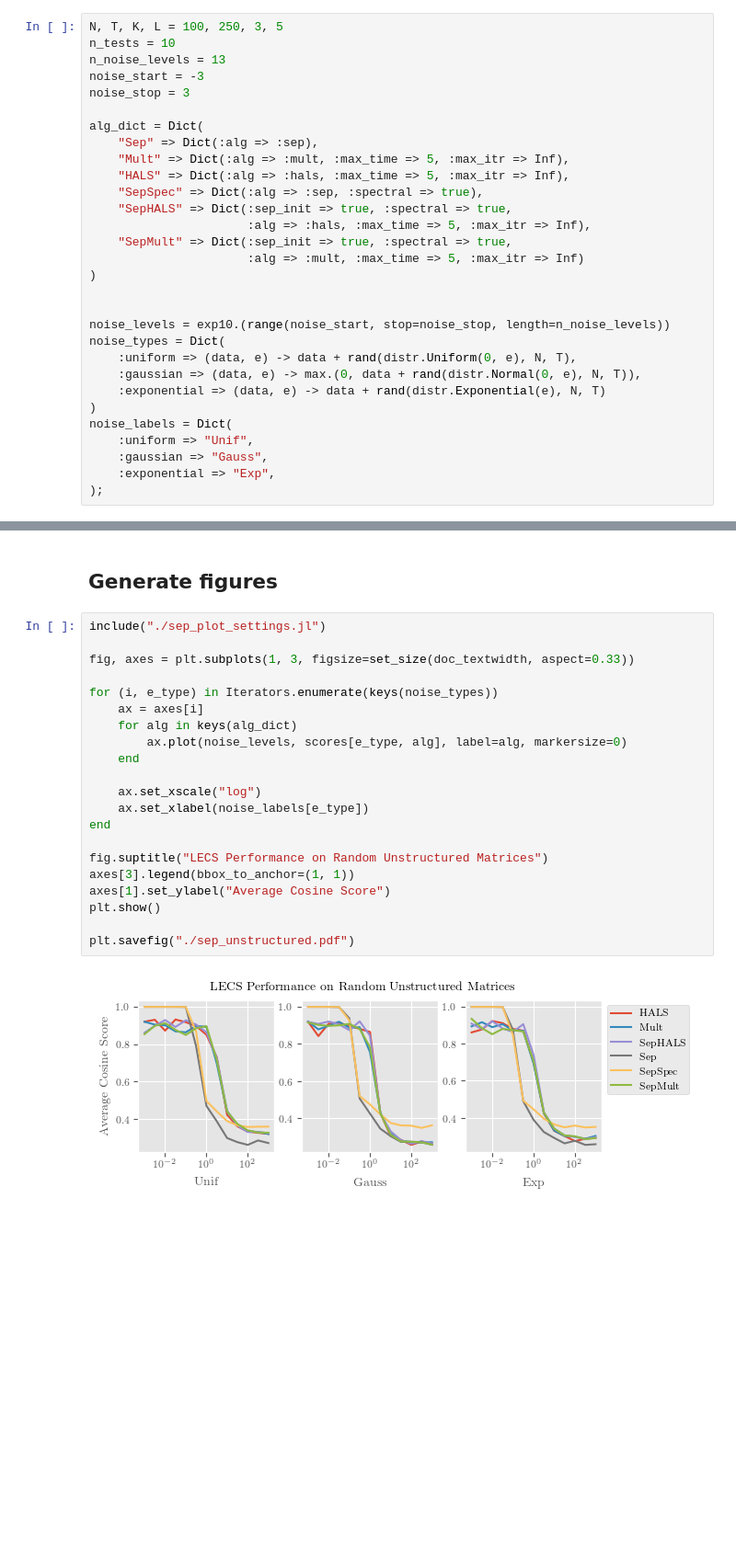
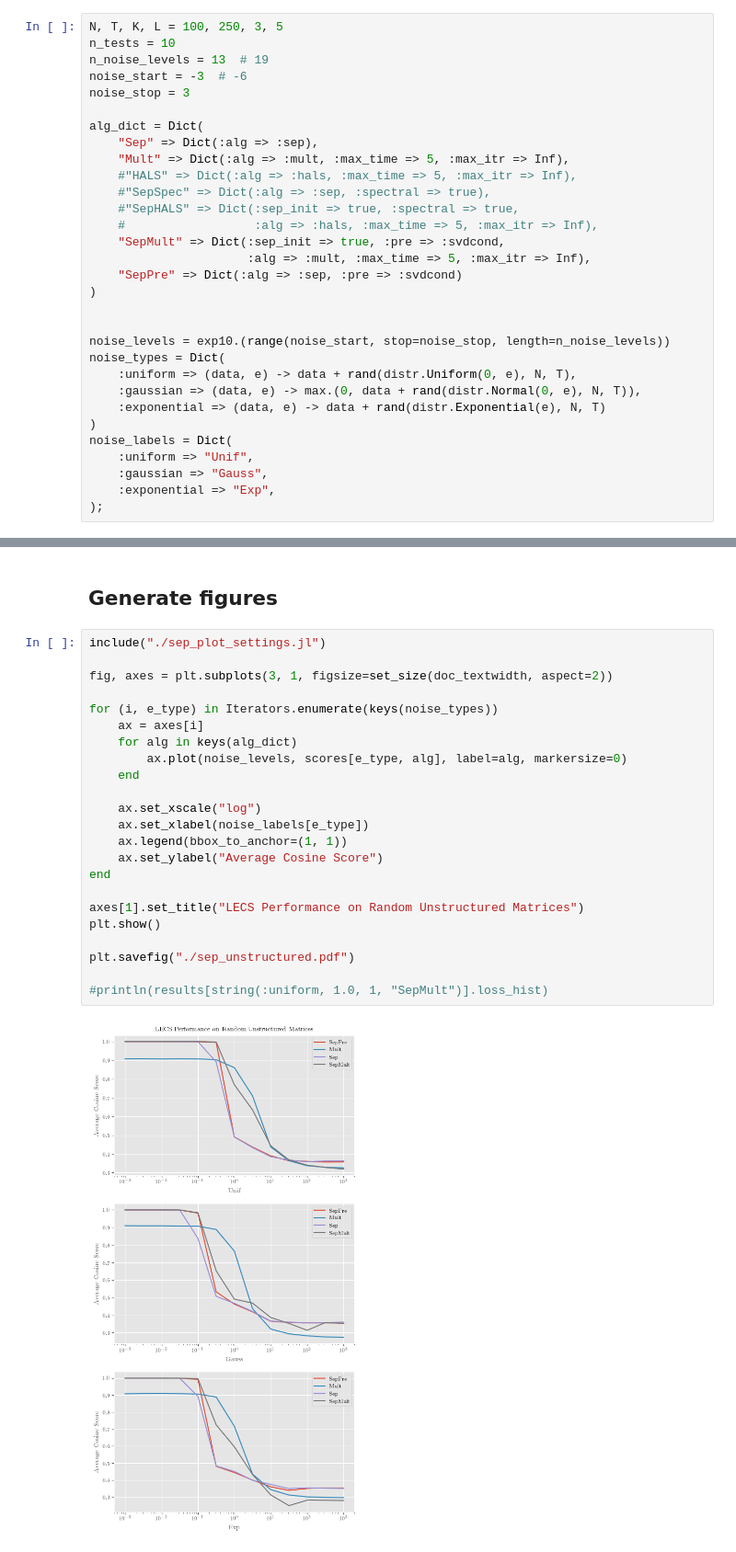
Before and after one commit to degleris1/CMF.jl, a Jupyter notebook: figures/sep_unstructured.ipynb, the cells around one changed output, grey strips where cells are left out. Shown: that part at 92% size. Saved outputs shown, nothing was run; the diff lists cells and outputs as text; blank space fills up the shorter version.

```diff
--- a/figures/sep_unstructured.ipynb
+++ b/figures/sep_unstructured.ipynb
@@ -27,19 +28,20 @@ WARNING: replacing module WAVPlay.
 # %%
 N, T, K, L = 100, 250, 3, 5
 n_tests = 10
-n_noise_levels = 13
-noise_start = -3
+n_noise_levels = 13  # 19
+noise_start = -3  # -6
 noise_stop = 3
 
 alg_dict = Dict(
     "Sep" => Dict(:alg => :sep),
     "Mult" => Dict(:alg => :mult, :max_time => 5, :max_itr => Inf),
-    "HALS" => Dict(:alg => :hals, :max_time => 5, :max_itr => Inf),
-    "SepSpec" => Dict(:alg => :sep, :spectral => true),
-    "SepHALS" => Dict(:sep_init => true, :spectral => true,
-                      :alg => :hals, :max_time => 5, :max_itr => Inf),
-    "SepMult" => Dict(:sep_init => true, :spectral => true,
-                      :alg => :mult, :max_time => 5, :max_itr => Inf)
+    #"HALS" => Dict(:alg => :hals, :max_time => 5, :max_itr => Inf),
+    #"SepSpec" => Dict(:alg => :sep, :spectral => true),
+    #"SepHALS" => Dict(:sep_init => true, :spectral => true,
+    #                  :alg => :hals, :max_time => 5, :max_itr => Inf),
+    "SepMult" => Dict(:sep_init => true, :pre => :svdcond,
+                      :alg => :mult, :max_time => 5, :max_itr => Inf),
+    "SepPre" => Dict(:alg => :sep, :pre => :svdcond)
 )
 
 
@@ -122,23 +131,25 @@ end
 # %%
 include("./sep_plot_settings.jl")
 
-fig, axes = plt.subplots(1, 3, figsize=set_size(doc_textwidth, aspect=0.33))
+fig, axes = plt.subplots(3, 1, figsize=set_size(doc_textwidth, aspect=2))
 
 for (i, e_type) in Iterators.enumerate(keys(noise_types))
     ax = axes[i]
     for alg in keys(alg_dict)
         ax.plot(noise_levels, scores[e_type, alg], label=alg, markersize=0)
     end
 
     ax.set_xscale("log")
     ax.set_xlabel(noise_labels[e_type])
+    ax.legend(bbox_to_anchor=(1, 1))
+    ax.set_ylabel("Average Cosine Score")
 end
 
-fig.suptitle("LECS Performance on Random Unstructured Matrices")
-axes[3].legend(bbox_to_anchor=(1, 1))
-axes[1].set_ylabel("Average Cosine Score")
+axes[1].set_title("LECS Performance on Random Unstructured Matrices")
 plt.show()
 
 plt.savefig("./sep_unstructured.pdf")
+
+#println(results[string(:uniform, 1.0, 1, "SepMult")].loss_hist)
 # %% [output]
-[figure, old version]
+[figure, new version]
```
Also changed, not shown: parts of 3 cells of this notebook.
